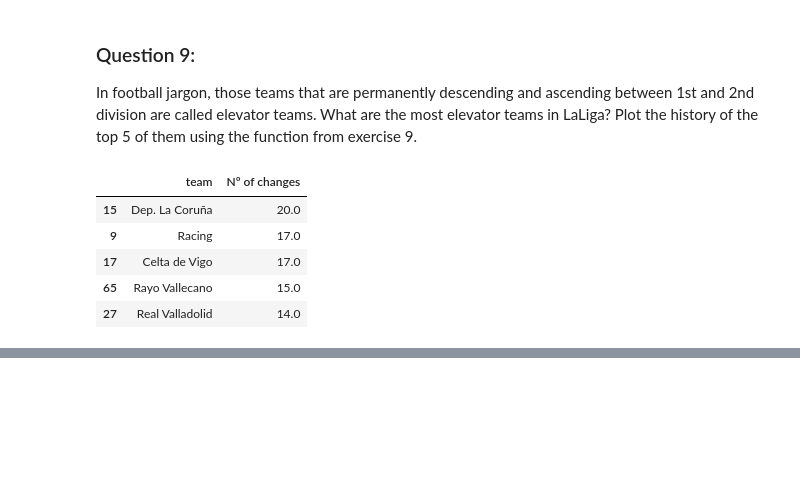
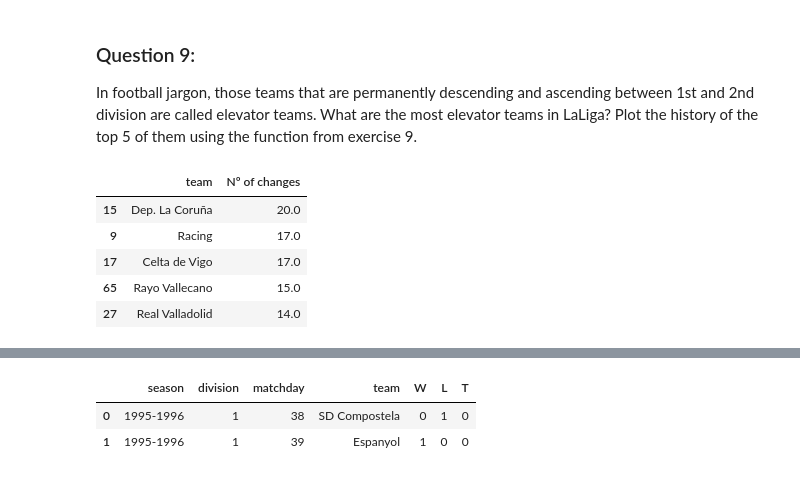
Before and after one commit to joseb061/Master-projects, a Jupyter notebook: Python-quiniela/analysis/LaLigaDataAnalysis.ipynb, the cells around one changed output, grey strips where cells are left out. Drawn from its saved outputs; the diff is of its cells as text; code cells hidden in the pictures; blank space fills up the shorter version.

```diff
--- a/Python-quiniela/analysis/LaLigaDataAnalysis.ipynb
+++ b/Python-quiniela/analysis/LaLigaDataAnalysis.ipynb
@@ -577,0 +572,18 @@ plot_ranking_evolution(haha)
+# %%
+df4 = df[['season','division','home_team','result','matchday','home_goals','away_goals']]
+MatchdayStanding = df4.groupby(['season','division','matchday','home_team']).agg(
+    W = ('result', lambda x: x.eq('1').sum()),
+    L = ('result', lambda x: x.eq('2').sum()),
+    T = ('result', lambda x: x.eq('X').sum())
+).reset_index()
+MatchdayStanding.rename({'home_team':'team'}, axis=1, inplace=True)
+MatchdayStanding.sort_values(['season','division','team','matchday'])
+
+df4_1 = df[["season","division","away_team","result",'matchday',"home_goals","away_goals"]]
+df4_1 = df4_1.groupby(["season",'division','matchday',"away_team"], as_index=False).agg(
+    W_away = ('result', lambda x: x.eq('2').sum()),
+    L_away = ('result', lambda x: x.eq('1').sum()),
+    T_away = ('result', lambda x: x.eq('X').sum())
+)
+df4_1.sort_values(['season','division','away_team','matchday'])
+df4_1.rename({'away_team': 'team', 'W_away': 'W', 'L_away': 'L', 'T_away': 'T'}, axis=1, inplace=True)
@@ -577,0 +595,9 @@ plot_ranking_evolution(haha)
+# %%
+MatchdayStanding = pd.merge(MatchdayStanding, df4_1)
+#MatchdayStanding = MatchdayStanding.drop(['division_x','matchday_x','team_x','W_x','L_x','T_x','division_y','matchday_y','team_y','W_y','L_y','T_y'], axis=1)
+
+MatchdayStanding.tail(50)
+# %% [output]
+|  | season | division | matchday | team | W | L | T |
+| 0 | 1995-1996 | 1 | 38 | SD Compostela | 0 | 1 | 0 |
+| 1 | 1995-1996 | 1 | 39 | Espanyol | 1 | 0 | 0 |
```
Also changed, not shown: parts of 10 cells of this notebook.
